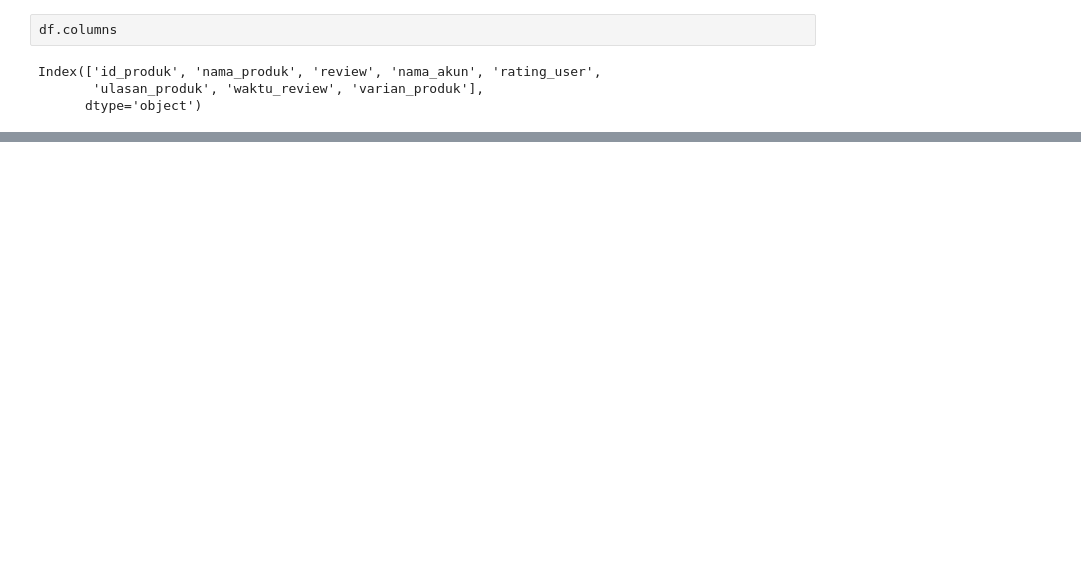
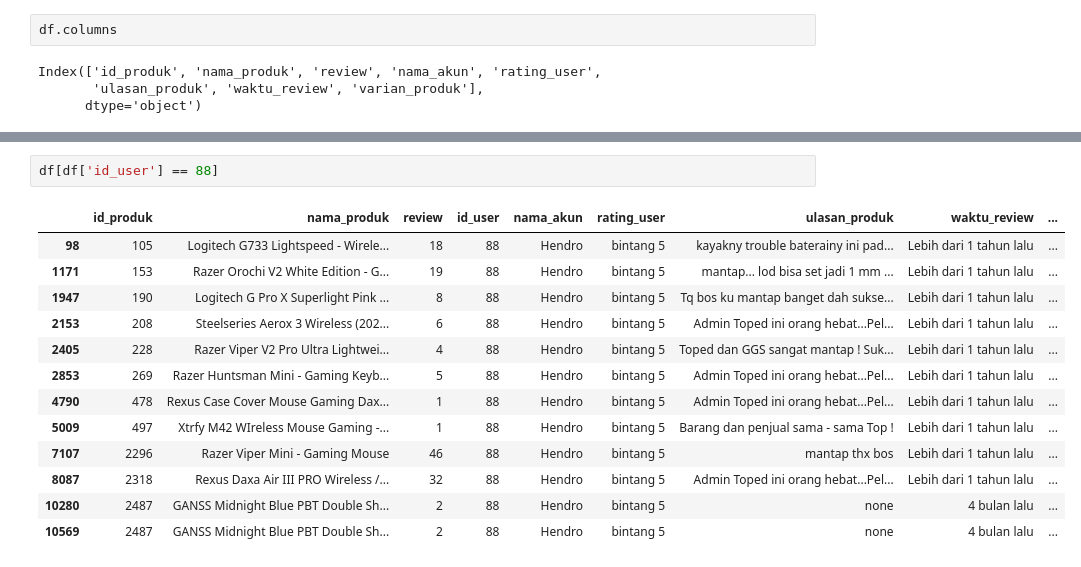
Before and after one commit to picessakresna/GoodGamingShop-Recommendation-Website, a Jupyter notebook: final-project/product-scrap-data/cleandata-review.ipynb, the cells around one changed output, grey strips where cells are left out. Drawn from its saved outputs; the diff is of its cells as text; blank space fills up the shorter version.

```diff
--- a/final-project/product-scrap-data/cleandata-review.ipynb
+++ b/final-project/product-scrap-data/cleandata-review.ipynb
@@ -103,2 +121,18 @@ Index(['id_produk', 'nama_produk', 'review', 'nama_akun', 'rating_user',
+# %%
+df[df['id_user'] == 88]
+# %% [output]
+|  | id_produk | nama_produk | review | id_user | nama_akun | rating_user | ulasan_produk | waktu_review | ... |
+| 98 | 105 | Logitech G733 Lightspeed - Wirele... | 18 | 88 | Hendro | bintang 5 | kayakny trouble baterainy ini pad... | Lebih dari 1 tahun lalu | ... |
+| 1171 | 153 | Razer Orochi V2 White Edition - G... | 19 | 88 | Hendro | bintang 5 | mantap... lod bisa set jadi 1 mm ... | Lebih dari 1 tahun lalu | ... |
+| 1947 | 190 | Logitech G Pro X Superlight Pink ... | 8 | 88 | Hendro | bintang 5 | Tq bos ku mantap banget dah sukse... | Lebih dari 1 tahun lalu | ... |
+| 2153 | 208 | Steelseries Aerox 3 Wireless (202... | 6 | 88 | Hendro | bintang 5 | Admin Toped ini orang hebat...Pel... | Lebih dari 1 tahun lalu | ... |
+| 2405 | 228 | Razer Viper V2 Pro Ultra Lightwei... | 4 | 88 | Hendro | bintang 5 | Toped dan GGS sangat mantap ! Suk... | Lebih dari 1 tahun lalu | ... |
+| 2853 | 269 | Razer Huntsman Mini - Gaming Keyb... | 5 | 88 | Hendro | bintang 5 | Admin Toped ini orang hebat...Pel... | Lebih dari 1 tahun lalu | ... |
+| 4790 | 478 | Rexus Case Cover Mouse Gaming Dax... | 1 | 88 | Hendro | bintang 5 | Admin Toped ini orang hebat...Pel... | Lebih dari 1 tahun lalu | ... |
+| 5009 | 497 | Xtrfy M42 WIreless Mouse Gaming -... | 1 | 88 | Hendro | bintang 5 | Barang dan penjual sama - sama Top ! | Lebih dari 1 tahun lalu | ... |
+| 7107 | 2296 | Razer Viper Mini - Gaming Mouse | 46 | 88 | Hendro | bintang 5 | mantap thx bos | Lebih dari 1 tahun lalu | ... |
+| 8087 | 2318 | Rexus Daxa Air III PRO Wireless /... | 32 | 88 | Hendro | bintang 5 | Admin Toped ini orang hebat...Pel... | Lebih dari 1 tahun lalu | ... |
+| 10280 | 2487 | GANSS Midnight Blue PBT Double Sh... | 2 | 88 | Hendro | bintang 5 | none | 4 bulan lalu | ... |
+| 10569 | 2487 | GANSS Midnight Blue PBT Double Sh... | 2 | 88 | Hendro | bintang 5 | none | 4 bulan lalu | ... |
 # %%
 # Langkah 1: Temukan nama akun yang sama
```
Also changed, not shown: parts of 2 cells of this notebook.
